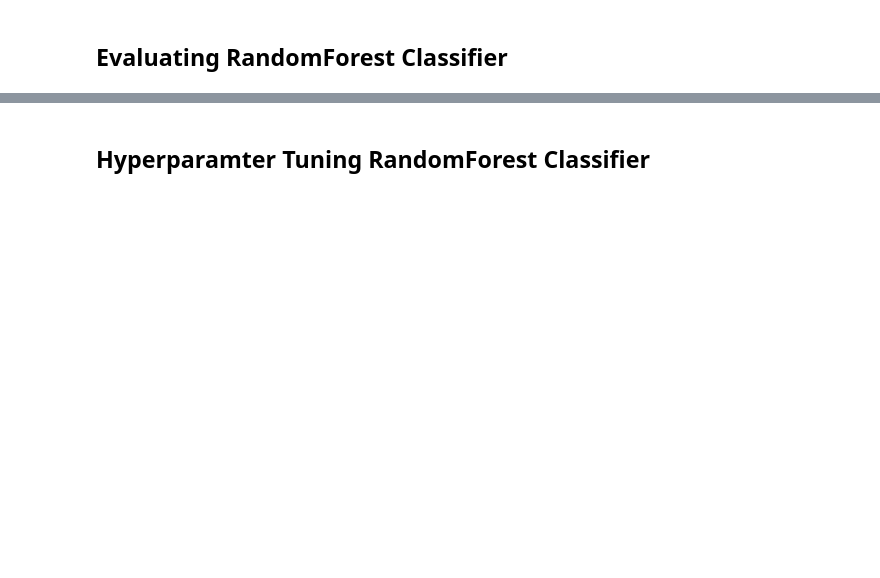
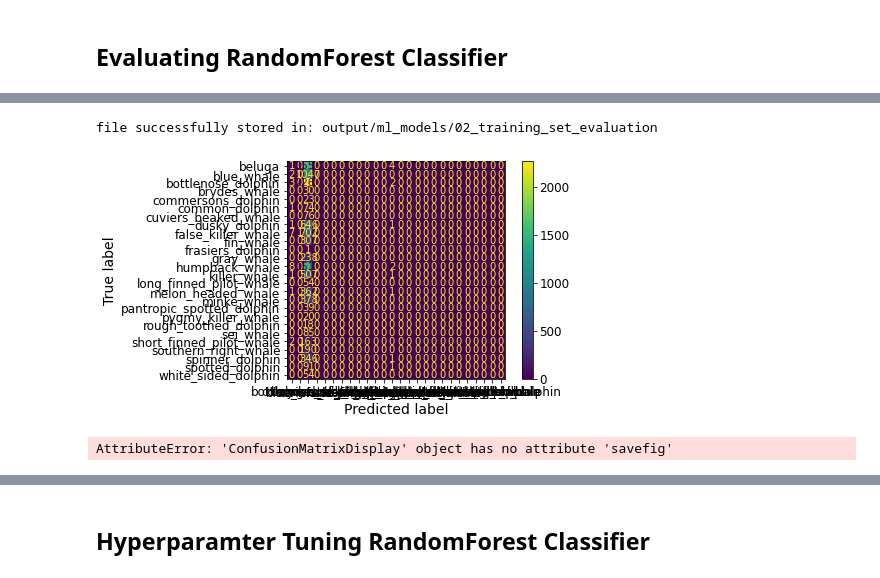
Before and after one commit to Whale-way/happy-whale, a Jupyter notebook: Classification_v3.ipynb, the cells around one changed output, grey strips where cells are left out. Cells and saved outputs as stored; diff of their text form; code cells hidden in the pictures; blank space fills up the shorter version.

```diff
--- a/Classification_v3.ipynb
+++ b/Classification_v3.ipynb
@@ -77,4 +75,4 @@ NameError: name 'ROOT_FIGS' is not defined
 # %% [markdown]
 ## Loading and splitting training data
 # %%
-labels_df = pd.read_csv(ROOT_PATH_DATA + "train/clean_sample_train.csv", sep = ';')
+labels_df = pd.read_csv(ROOT_PATH_DATA + "train/clean_train.csv", sep = ';')
@@ -85,4 +122,4 @@ pic_ids_full = labels_df["image"]
 # %%
 # load npz files ## has to be adjusted to the actual one
-img_data = np.load("input/04_cleaned/train/img_data_sample_224.npz")
+img_data = np.load("input/04_cleaned/train/img_data_full_48.npz")
 img_data_full = img_data["arr_0"]
@@ -115,7 +172,9 @@ def train_clasf(classifier_x, img_data_train, labels_train):
 
     print(">... Classifier {} sucessfully trained in {} seconds.".format(classifier_name, round(time_elapsed,3)))
 # %%
+#Running this on the Hertie Server takes around 2 hours with max_iter = 500 and 24 minutes with max_iter = 100
+
 from sklearn.linear_model import LogisticRegression
 
-classifier_LR = LogisticRegression(random_state=42)
+classifier_LR = LogisticRegression(random_state=42, max_iter = 100)   # , solver = 'sag')
 train_clasf(classifier_LR, img_data_train, labels_train)
@@ -194,9 +317,12 @@ store_error_table(output_dict)
 # %%
 from sklearn.ensemble import RandomForestClassifier
 
+num_trees = 500
 #### Victor: setzen wir direkt eine max_depth= und n_estimators=500 ?
 ## es gibt so viele hyperparameter für RF, bspw auch class_weight - da wusste ich auch nicht genau ob wir das nutzen?
 ## oder ob wir generell all diese variablen erst beim hyperparameter tuning anschauen
 
-classifier_RF = RandomForestClassifier(max_depth= ,n_jobs=-1,random_state=42)
+# this works in about 16 seconds on the Server and 2.5 minutes locally
+
+classifier_RF = RandomForestClassifier(max_depth = 10, n_estimators = num_trees, n_jobs=-1,random_state=42)
 train_clasf(classifier_RF, img_data_train, labels_train)
@@ -226,0 +386,8 @@ multilabel_confusion_matrix(labels_val,pred_val,labels=labels_val)
+# %%
+# transform pd frame into dictionary for saving
+output_dict["error_table"] = error_table_pd
+
+# saving the error table
+store_error_table(output_dict, "RandomForest")
+# %% [output]
+file successfully stored in: output/ml_models/02_training_set_evaluation
@@ -226,0 +396,10 @@ multilabel_confusion_matrix(labels_val,pred_val,labels=labels_val)
+# %%
+from sklearn.metrics import ConfusionMatrixDisplay, confusion_matrix
+import matplotlib.pyplot as plt
+
+cm = confusion_matrix(labels_val, pred_val)
+cm = confusion_matrix(np.arange(26), np.arange(26))
+cmp = ConfusionMatrixDisplay(cm, display_labels=np.arange(26))
+fig, ax = plt.subplots(figsize=(10,10))
+# %% [output]
+[figure, added]
@@ -227,3 +412,8 @@ multilabel_confusion_matrix(labels_val,pred_val,labels=labels_val)
+# %%
+# saving the confusion matrix
+store_conf_matrix(fig, "RandomForest")
+# %% [output]
+AttributeError: 'ConfusionMatrixDisplay' object has no attribute 'savefig'
 # %%
 ## victor - ich weiß nicht ob wir das machen können, aber vielleicht kannst du es versuchen
 ## https://github.com/harsh1kumar/learning/blob/master/machine_learning/santander_trxn_prediction/02_trxn_pred_rf_basics.ipynb
```
Also changed, not shown: parts of 101 cells of this notebook, 7 other files.
